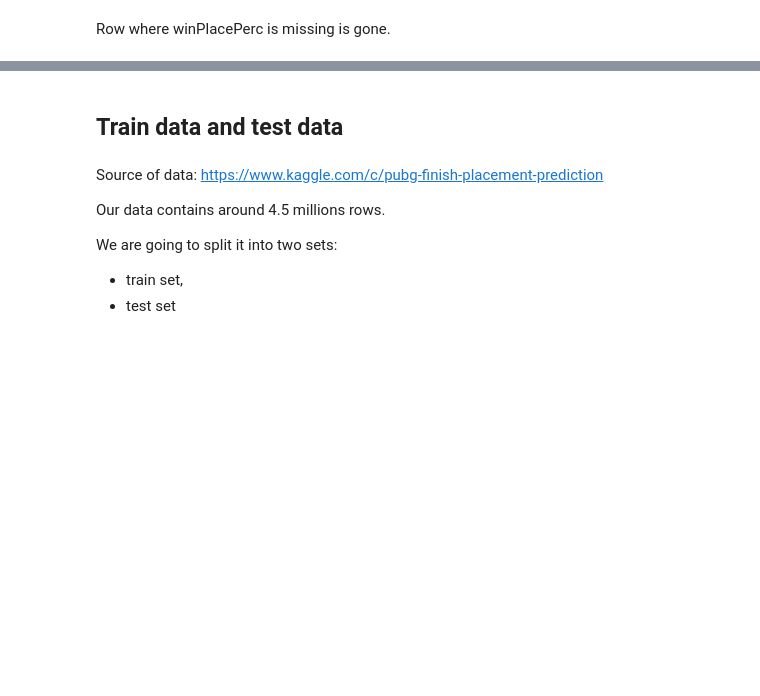
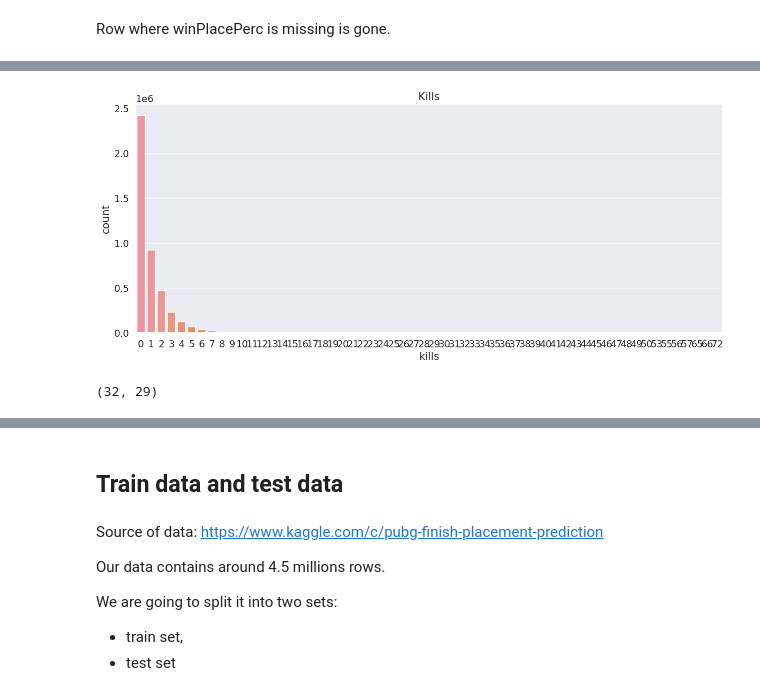
Before and after one commit to SzyMan1337/PUBG-Finish-Placement-Prediction, a Jupyter notebook: DataAnalysis.ipynb, the cells around one changed output, grey strips where cells are left out. Saved outputs shown, nothing was run; the diff lists cells and outputs as text; code cells hidden in the pictures; blank space fills up the shorter version.

Commit message:
Updating DataAnalysis file

```diff
--- a/DataAnalysis.ipynb
+++ b/DataAnalysis.ipynb
@@ -19,6 +18,8 @@ df_types = pd.read_csv("data/types.csv")
 pd.set_option('display.max_rows',500)
 pd.set_option('display.max_columns',500)
 pd.set_option('display.width',2000)
+
+plt.rcParams['figure.dpi'] = 100
 # %%
 # Memory saving function credit to https://www.kaggle.com/gemartin/load-data-reduce-memory-usage
 def reduce_mem_usage(df):
@@ -78,0 +102,6 @@ To do
+# %%
+df.drop(df[(df['matchType'] == "flaretpp") |
+           (df['matchType'] == "flarefpp") |
+           (df['matchType'] == "crashtpp") |
+           (df['matchType'] == "crashfpp")]
+        .index, inplace=True)
@@ -78,0 +121,2 @@ To do
+# %%
+df.drop(df[df['walkDistance'] == 0].index, inplace=True)
@@ -78,0 +150,10 @@ To do
+# %%
+plt.figure(figsize=(15,6))
+sns.countplot(data=df, x=df['kills']).set_title('Kills')
+plt.show()
+# %% [output]
+[figure, added]
+# %%
+display(df[df['kills'] > 40].shape)
+# %% [output]
+(32, 29)
```
Also changed, not shown: parts of 46 cells of this notebook.
